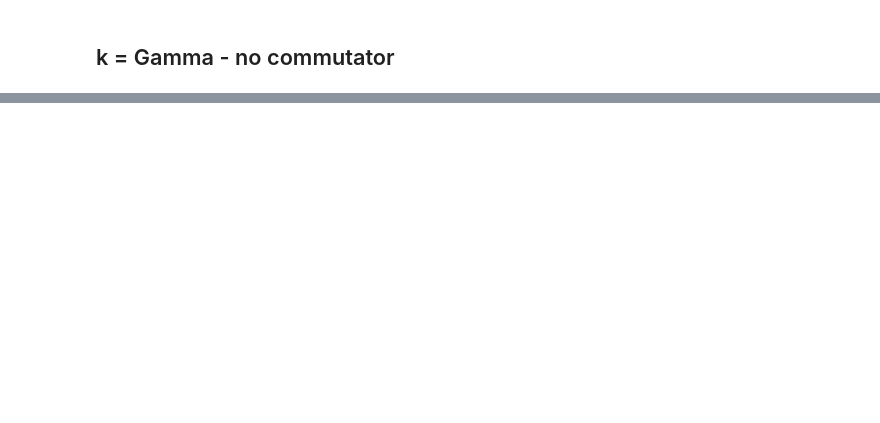
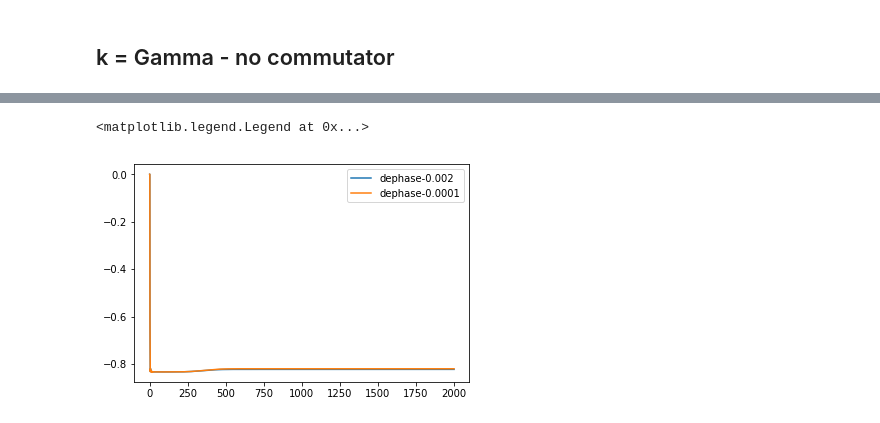
Before and after one commit to marcodalessandro76/Generation-and-decay-of-the-degree-of-spin-polarization-in-GaAs, a Jupyter notebook: Spin_polarization_TD_analysis.ipynb, the cells around one changed output, grey strips where cells are left out. Cells and saved outputs as stored; diff of their text form; code cells hidden in the pictures; blank space fills up the shorter version.

```diff
--- a/Spin_polarization_TD_analysis.ipynb
+++ b/Spin_polarization_TD_analysis.ipynb
@@ -150,0 +51,7 @@ plt.ylim(-0.01,0.005)
+# %%
+plt.plot(mgn_dep2em3['T'],mgn_dep2em3['Mv_z'],label='dephase-0.002')
+plt.plot(mgn_dep1em4['T'],mgn_dep1em4['Mv_z'],label='dephase-0.0001')
+plt.legend()
+# %% [output]
+<matplotlib.legend.Legend at 0x...>
+[figure, added]
```
Also changed, not shown: parts of 69 cells of this notebook, 2 other files.
